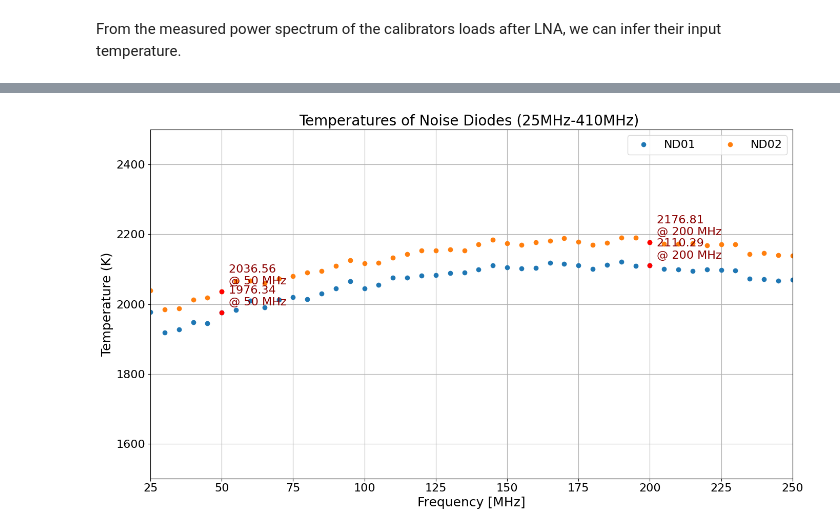
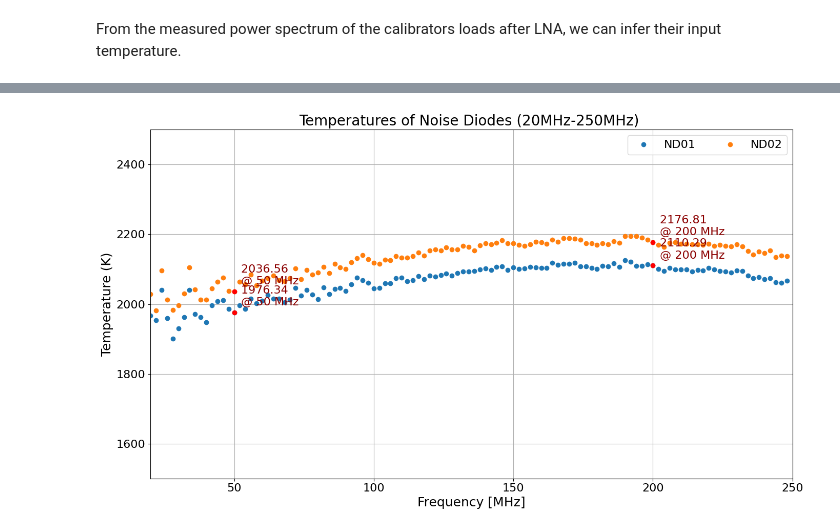
Before and after one commit to alhosani-abdulla/Highz-EXP, a Jupyter notebook: notebooks/calibrator_measurements.ipynb, the cells around one changed output, grey strips where cells are left out. Drawn from its saved outputs; the diff is of its cells as text; code cells hidden in the pictures.

```diff
--- a/notebooks/calibrator_measurements.ipynb
+++ b/notebooks/calibrator_measurements.ipynb
@@ -123,12 +119,12 @@ dut_cold = LNA01_77K.unit_convert('dBm', 'milliwatt', channel_width=1e6).spec
 # this has the functionalities to calculate and plot the noise temperature and gain of the LNA
 # based on the hot-cold measurements
 LNA_thermo = Y_Factor_Thermometer(LNA01_300K.freq, dut_hot, dut_cold,
-                                    DUT_name='LNA01', T_hot=301, T_cold=77, RBW=1e6)
+            DUT_name='LNA01', T_hot=301, T_cold=77, RBW=1e6)
 
 # smooth gain with median filter
 LNA_thermo.g = medfilt(LNA_thermo.g, kernel_size=11)
 LNA_thermo.T_sys = medfilt(LNA_thermo.T_sys, kernel_size=11)
 
-# Reduce sampling to 5 MHz bin
-new_frequency = np.arange(20e6, 400e6, 5e6)  # New frequency axis from 20 MHz to 400 MHz with 5 MHz spacing
+# Reduce sampling to 2 MHz bin
+new_frequency = np.arange(20e6, 250e6, 2e6)  # New frequency axis from 20 MHz to 400 MHz with 2 MHz spacing
 LNA_thermo_resampled = LNA_thermo.resample(new_frequency, reducer=np.nanmedian, inplace=False)
@@ -163,8 +141,8 @@ ND02_kelvin = LNA_thermo_resampled.infer_temperature(ND02_spec.despike(threshold
 # %%
-plotter.plot_spectra([ND01_kelvin, ND02_kelvin], title='Temperatures of Noise Diodes (25MHz-410MHz) ',
+plotter.plot_spectra([ND01_kelvin, ND02_kelvin], title='Temperatures of Noise Diodes (20MHz-250MHz) ',
                      ylabel='Temperature (K)', y_range=(1500, 2500),
-                     freq_range=(25, 250), marker='o', linestyle='',
+                     freq_range=(20, 250), marker='o', linestyle='',
                      marker_freqs=(50, 200),
                      save_path=pjoin(plot_path, 'Cal_Temperature.png'))
 # %% [output]
-[figure, old version]
+[figure, new version]
```
Also changed, not shown: parts of 7 cells of this notebook, 1 other file.
